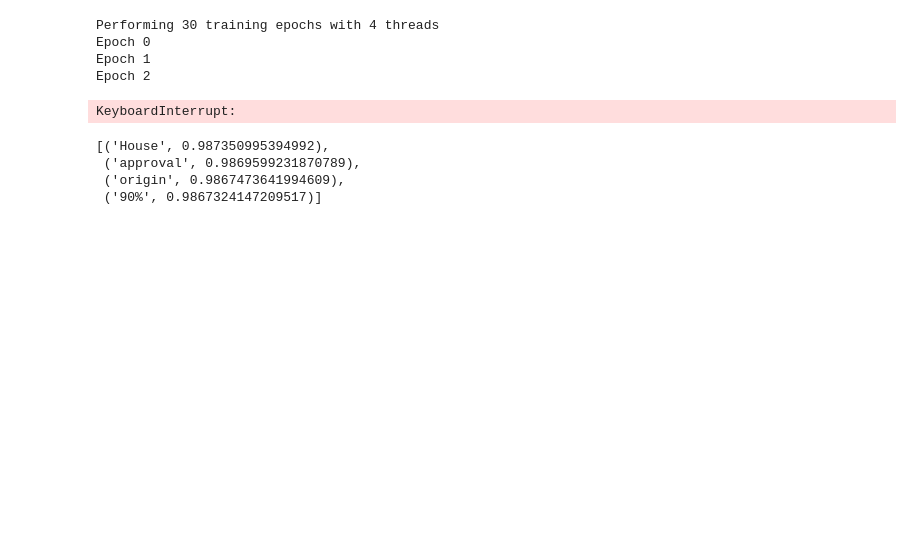
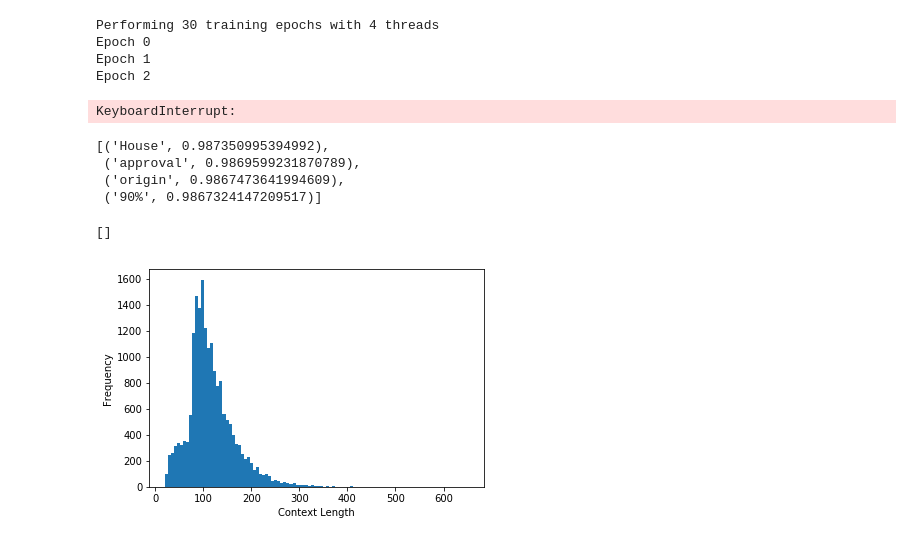
Before and after one commit to PratikJaipuria/QuestionAnsweringSystem, a Jupyter notebook: Preprocessing.ipynb, the cells around one changed output. Cells and saved outputs as stored; diff of their text form; code cells hidden in the pictures; blank space fills up the shorter version.

```diff
--- a/Preprocessing.ipynb
+++ b/Preprocessing.ipynb
@@ -45,18 +45,22 @@ df.iloc[5]['data']['paragraphs'][1]
 words = []
 sentences = []
 count = 0
+paragraph = []
+qasCount = []
 for index, row in df.iterrows():
     for each_para_list in row['data']['paragraphs']:
-        sentList = each_para_list['context'].strip().split(". ")
+        sentList = each_para_list['context'].strip().split()
+        paragraph.append(len(sentList))
         for sent in sentList:
             words.extend(sent.split())
             sentences.append(sent.split())
         for each_qas in each_para_list['qas']:
-            words.extend(each_qas['question'].strip().split())
+            qas_list = each_qas['question'].strip().split()
+            words.extend(qas_list)
+            qasCount.append(len(qas_list))
 
-    if count > 2:
-        break
-    count += 1
+#     if count > 2:
+#         break
+#     count += 1
 #             sentences = sentences + each_qas['question']
     [w for w in words if w]
-print(sentences)
@@ -141,3 +151,18 @@ pred = RNN(x, weights, biases)
 # Loss and optimizer
 cost = tf.reduce_mean(tf.nn.softmax_cross_entropy_with_logits(logits=pred, labels=y))
 optimizer = tf.train.RMSPropOptimizer(learning_rate=learning_rate).minimize(cost)
+# %%
+l = [1,2,3,4,5,6,7,8,9,10]
+r = l[0:-4:-1]
+r
+# %% [output]
+[]
+# %%
+import matplotlib.pyplot as plt
+num_bins = 100 # <- number of bins for the histogram
+plt.hist(paragraph, num_bins)
+plt.xlabel('Context Length')
+plt.ylabel('Frequency')
+plt.show()
+# %% [output]
+[figure, added]
```
Also changed, not shown: parts of 5 cells of this notebook, 3 other files.
